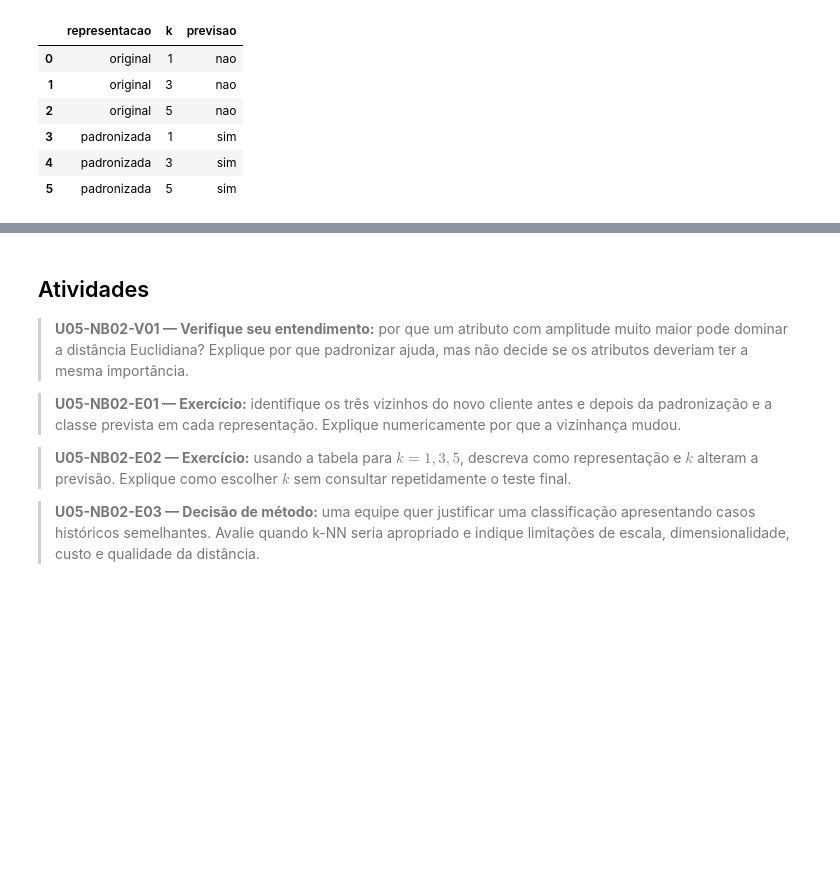
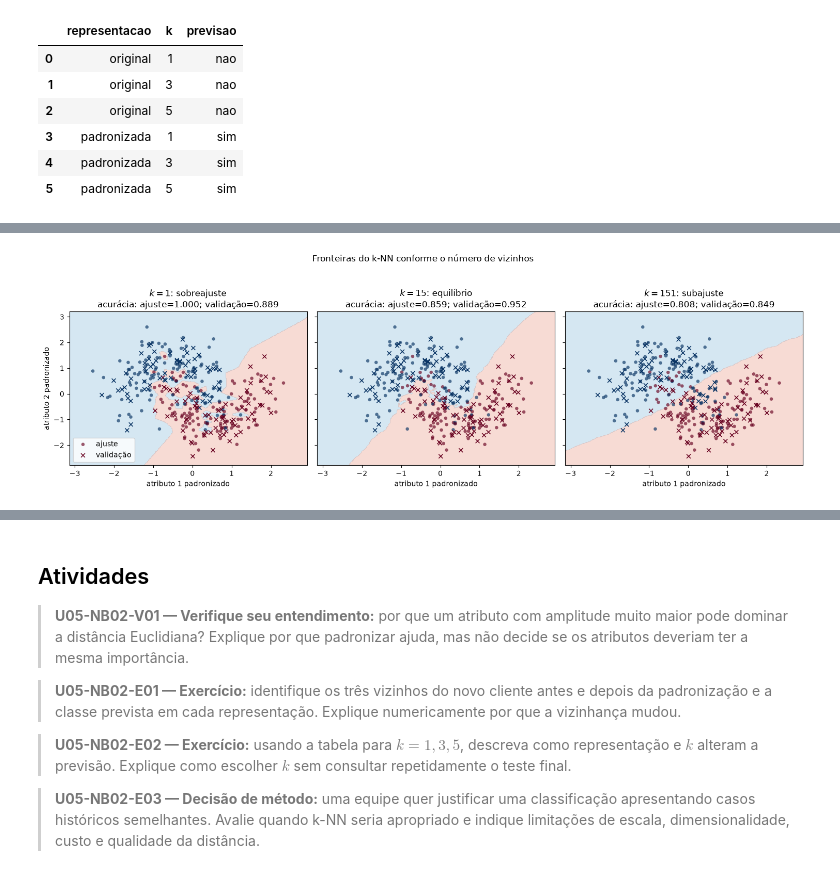
Before and after one commit to PedroVSD/DataMining, a Jupyter notebook: notebooks/unidade_05/05_02_knn.ipynb, the cells around one changed output, grey strips where cells are left out. Cells and saved outputs as stored; diff of their text form; code cells hidden in the pictures; blank space fills up the shorter version.

```diff
--- a/notebooks/unidade_05/05_02_knn.ipynb
+++ b/notebooks/unidade_05/05_02_knn.ipynb
@@ -224,0 +246,87 @@ pd.DataFrame(resultados_k)
+# %%
+X_sintetico, y_sintetico = make_moons(
+    n_samples=360,
+    noise=0.30,
+    random_state=21,
+)
+X_ajuste, X_validacao, y_ajuste, y_validacao = train_test_split(
+    X_sintetico,
+    y_sintetico,
+    test_size=0.35,
+    stratify=y_sintetico,
+    random_state=RANDOM_STATE,
+)
+
+escalonador_sintetico = StandardScaler()
+X_ajuste_pad = escalonador_sintetico.fit_transform(X_ajuste)
+X_validacao_pad = escalonador_sintetico.transform(X_validacao)
+
+x_min, x_max = X_ajuste_pad[:, 0].min() - 0.6, X_ajuste_pad[:, 0].max() + 0.6
+y_min, y_max = X_ajuste_pad[:, 1].min() - 0.6, X_ajuste_pad[:, 1].max() + 0.6
+xx, yy = np.meshgrid(
+    np.linspace(x_min, x_max, 280),
+    np.linspace(y_min, y_max, 280),
+)
+grade = np.c_[xx.ravel(), yy.ravel()]
+
+configuracoes_k = [
+    (1, "$k=1$: sobreajuste"),
+    (15, "$k=15$: equilíbrio"),
+    (151, "$k=151$: subajuste"),
+]
+
+fig, eixos = plt.subplots(1, 3, figsize=(15, 4.5), sharex=True, sharey=True)
+
+for eixo, (k, titulo) in zip(eixos, configuracoes_k):
+    modelo = KNeighborsClassifier(n_neighbors=k)
+    modelo.fit(X_ajuste_pad, y_ajuste)
+
+    fronteira = modelo.predict(grade).reshape(xx.shape)
+    acuracia_ajuste = accuracy_score(y_ajuste, modelo.predict(X_ajuste_pad))
+    acuracia_validacao = accuracy_score(
+        y_validacao,
+        modelo.predict(X_validacao_pad),
+    )
+
+    eixo.contourf(
+        xx,
+        yy,
+        fronteira,
+        levels=[-0.5, 0.5, 1.5],
+        cmap="RdBu_r",
+        alpha=0.28,
+    )
+    eixo.scatter(
+        X_ajuste_pad[:, 0],
+        X_ajuste_pad[:, 1],
+        c=y_ajuste,
+        cmap="RdBu_r",
+        s=22,
+        alpha=0.65,
+        edgecolor="none",
+        label="ajuste",
+    )
+    eixo.scatter(
+        X_validacao_pad[:, 0],
+        X_validacao_pad[:, 1],
+        c=y_validacao,
+        cmap="RdBu_r",
+        marker="x",
+        s=32,
+        linewidth=1.1,
+        label="validação",
+    )
+    eixo.set_title(
+        f"{titulo}\n"
+        f"acurácia: ajuste={acuracia_ajuste:.3f}; "
+        f"validação={acuracia_validacao:.3f}"
+    )
+    eixo.set_xlabel("atributo 1 padronizado")
+
+eixos[0].set_ylabel("atributo 2 padronizado")
+eixos[0].legend(loc="lower left")
+fig.suptitle("Fronteiras do k-NN conforme o número de vizinhos", y=1.04)
+plt.tight_layout()
+plt.show()
+# %% [output]
+[figure, added]
```
Also changed, not shown: parts of 7 cells of this notebook, 7 other files.
